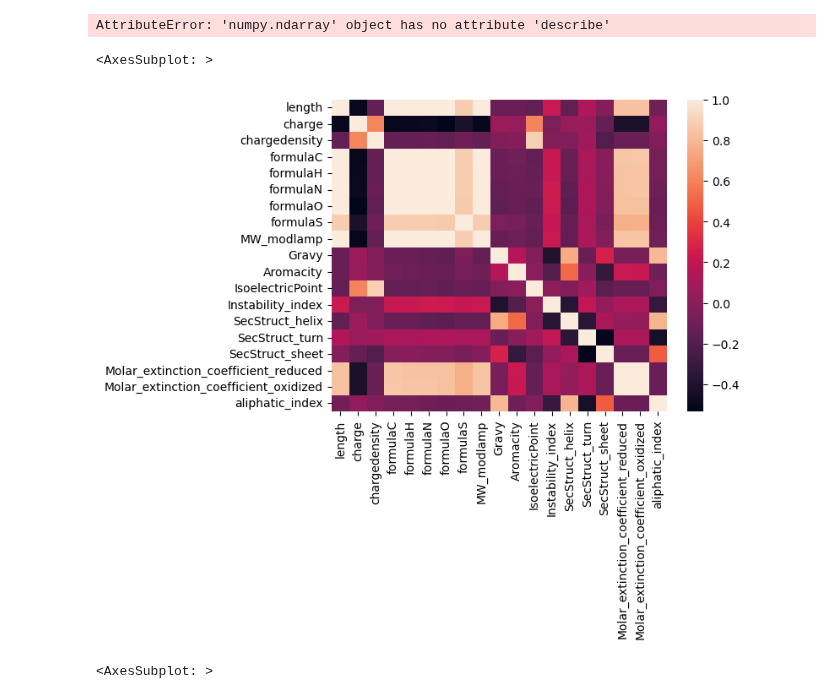
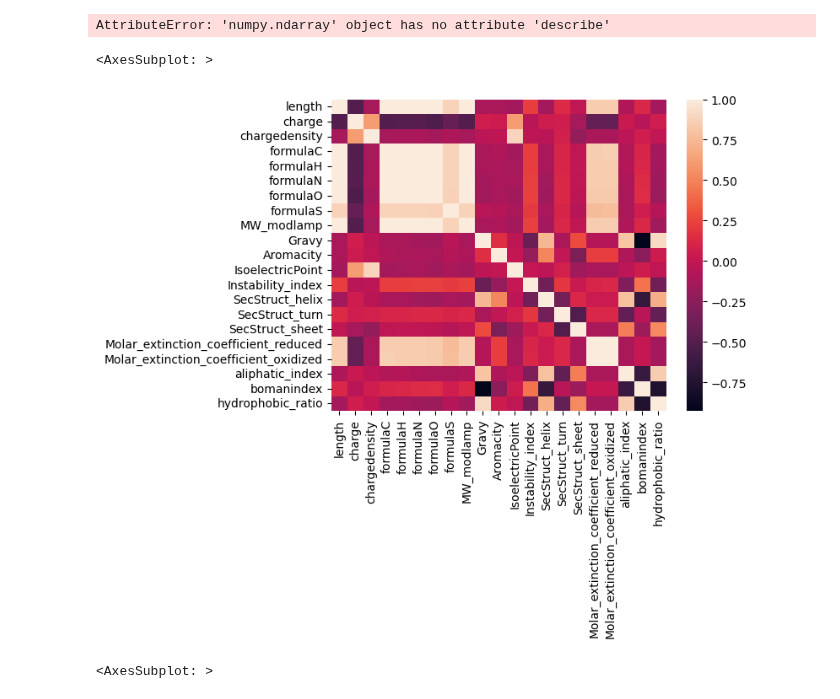
Before and after one commit to Sonia42882/SIB_v1, a Jupyter notebook: kag/Notebook1.ipynb, the cells around one changed output. Cells and saved outputs as stored; diff of their text form; code cells hidden in the pictures.

```diff
--- a/kag/Notebook1.ipynb
+++ b/kag/Notebook1.ipynb
@@ -281,14 +296,15 @@ AttributeError: 'numpy.ndarray' object has no attribute 'describe'
 # %%
 #correlação entre variáveis ---- aqui não inclui o Y (faz-se depois?)!!
 corr_matrix = data_scale_X.corr()
 corr_matrix
 
 #heatmat de correlações entre variáveis - INTERPRETAR
-sn.heatmap(corr_matrix.iloc[1:20,1:20], annot=False)
+#podemos ter valores se alterarmos para annot=True
+sn.heatmap(corr_matrix.iloc[1:23,1:23], annot=False)
 #plt.show()
 # %% [output]
 <AxesSubplot: >
-[figure, old version]
+[figure, new version]
 # %%
 #boxplots para cada variável continua - TPC
 #o objetivo é perceber se os valores são parecidos, se há outliers etc
```
Also changed, not shown: parts of 5 cells of this notebook.
